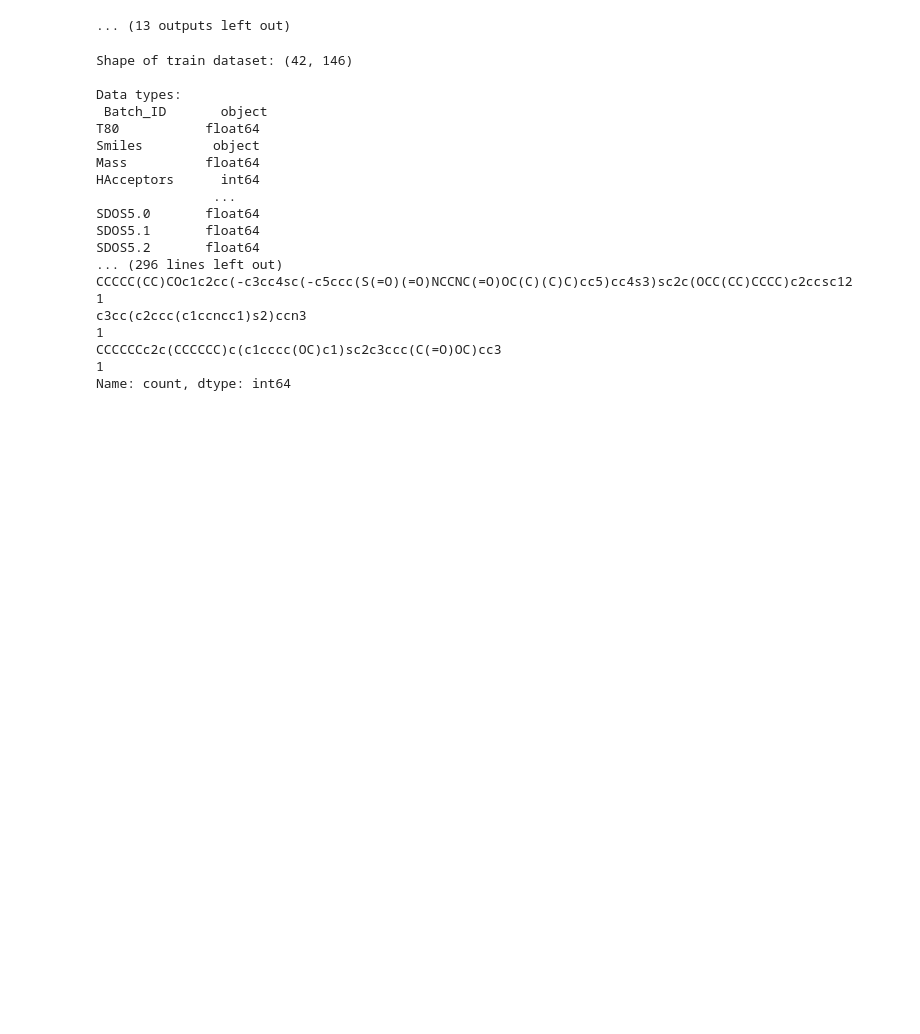
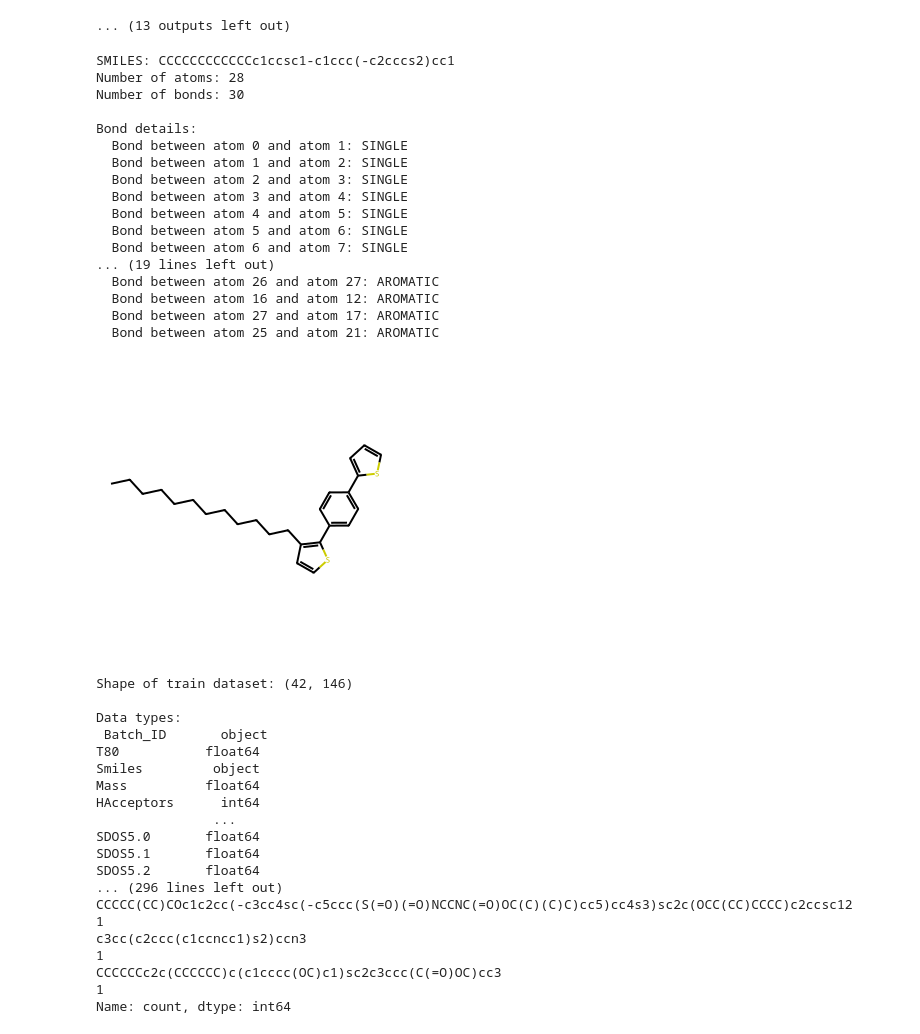
Before and after one commit to motagfr/molecular-machine-learning-kaggle, a Jupyter notebook: Molecular model.ipynb, the cells around one changed output. Saved outputs shown, nothing was run; the diff lists cells and outputs as text; code cells hidden in the pictures; blank space fills up the shorter version.

```diff
--- a/Molecular model.ipynb
+++ b/Molecular model.ipynb
@@ -128,6 +128,43 @@ Molecule 6 (SMILES: c1csc(-c2ccc(-c3ccc(-c4ccc5c(c4)C4(c6ccccc6Oc6ccccc64)c4cccc
   Visualization below:
 [figure]
 ... (13 outputs left out)
+# %%
+# Display detailed bond information for the first molecule in the train set
+smi = train['Smiles'].iloc[0]
+mol = Chem.MolFromSmiles(smi)
+
+if mol is not None:
+    print(f"SMILES: {smi}")
+    print(f"Number of atoms: {mol.GetNumAtoms()}")
+    print(f"Number of bonds: {mol.GetNumBonds()}")
+    print("\nBond details:")
+    for bond in mol.GetBonds():
+        atom1 = bond.GetBeginAtomIdx()
+        atom2 = bond.GetEndAtomIdx()
+        bond_type = bond.GetBondType()
+        print(f"  Bond between atom {atom1} and atom {atom2}: {bond_type}")
+    display(Draw.MolToImage(mol, size=(300, 300)))
+else:
+    print("Invalid SMILES string.")
+# %% [output]
+SMILES: CCCCCCCCCCCCc1ccsc1-c1ccc(-c2cccs2)cc1
+Number of atoms: 28
+Number of bonds: 30
+
+Bond details:
+  Bond between atom 0 and atom 1: SINGLE
+  Bond between atom 1 and atom 2: SINGLE
+  Bond between atom 2 and atom 3: SINGLE
+  Bond between atom 3 and atom 4: SINGLE
+  Bond between atom 4 and atom 5: SINGLE
+  Bond between atom 5 and atom 6: SINGLE
+  Bond between atom 6 and atom 7: SINGLE
+... (19 lines left out)
+  Bond between atom 26 and atom 27: AROMATIC
+  Bond between atom 16 and atom 12: AROMATIC
+  Bond between atom 27 and atom 17: AROMATIC
+  Bond between atom 25 and atom 21: AROMATIC
+[figure, added]
 # %%
 # Basic info
 print("Shape of train dataset:", train.shape)
```
